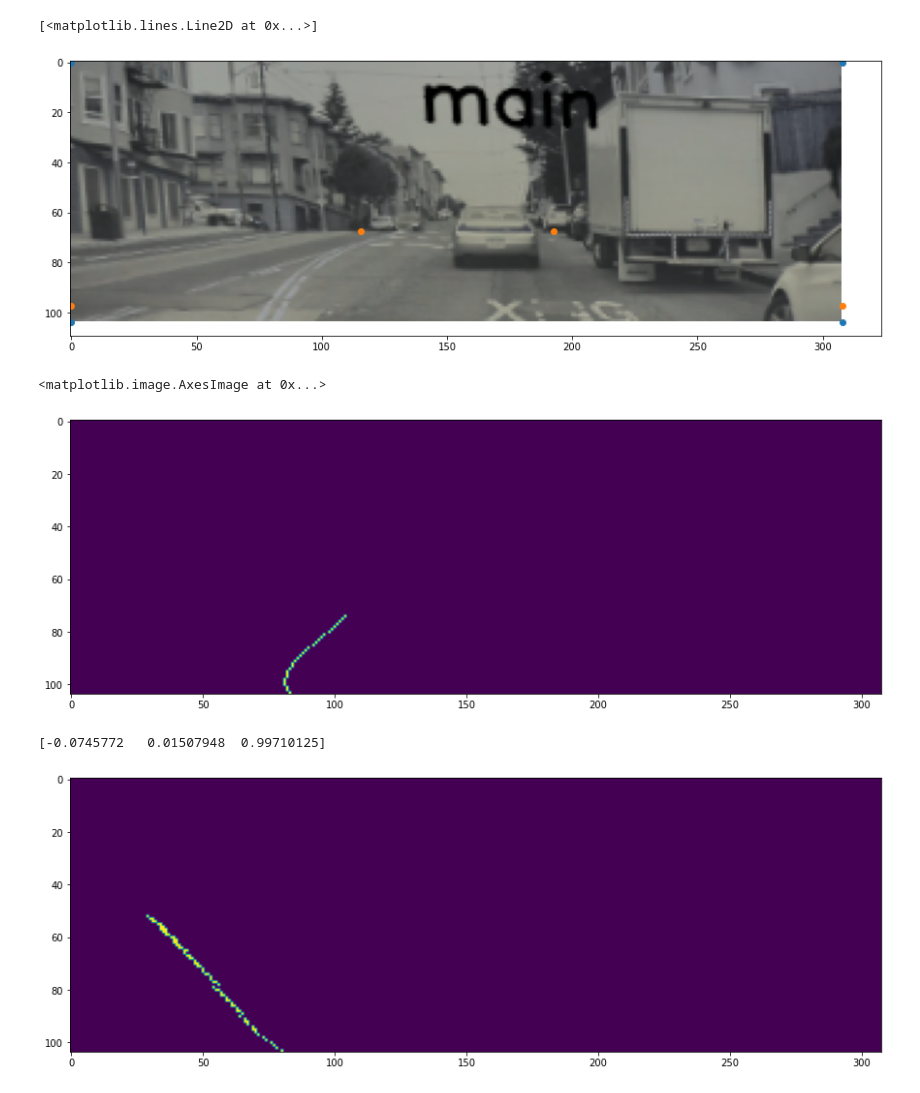
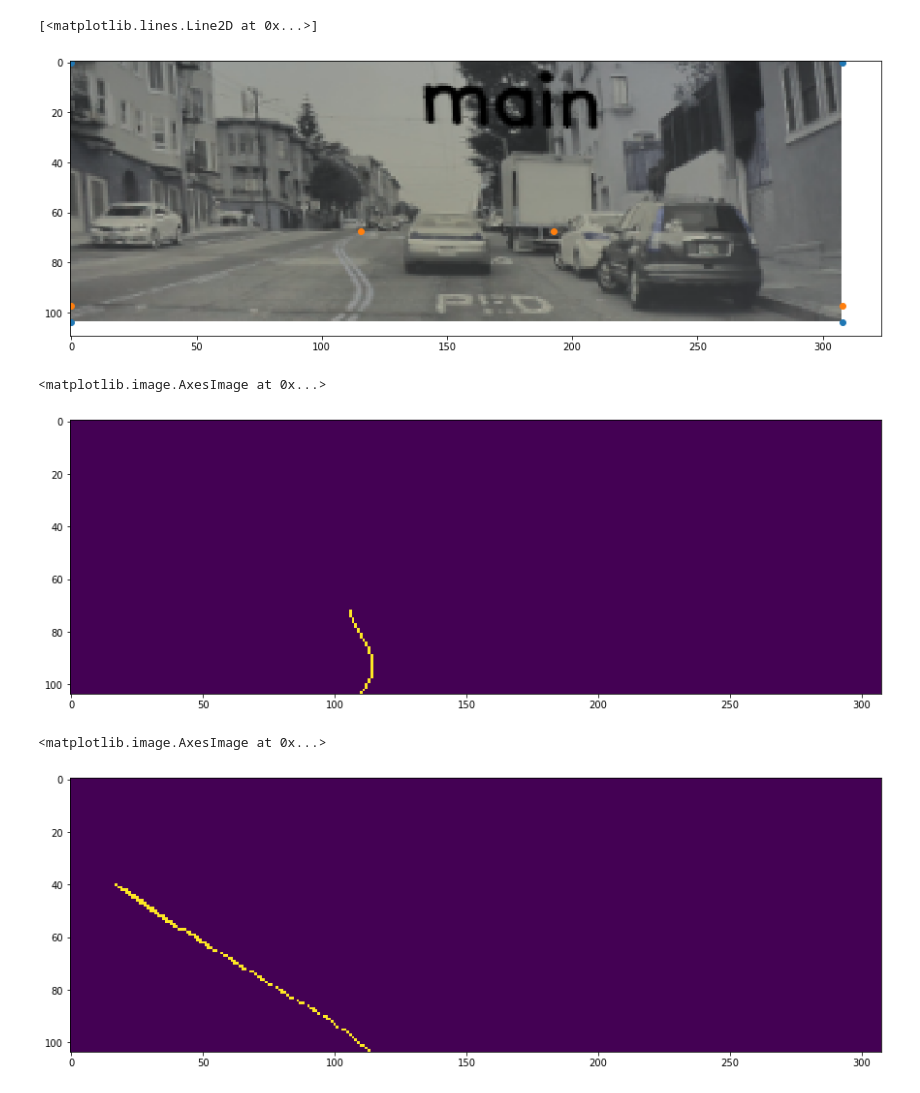
Before and after one commit to BOrmond/C106A_Final_Project, a Jupyter notebook: UVtoXYZ.ipynb, the cells around one changed output. Saved outputs shown, nothing was run; the diff lists cells and outputs as text; code cells hidden in the pictures.

```diff
--- a/UVtoXYZ.ipynb
+++ b/UVtoXYZ.ipynb
@@ -35,29 +34,29 @@ with h5py.File(filename, "r") as data:
 with h5py.File(filenameEx,"r") as data:
     main_ex = np.array(data["main"])
 # %%
-img = cv.imread("proc_main/proc_0848.png")
+img = cv.imread("proc_main/proc_0802.png")
 plt.figure(figsize = (15, 12))
 plt.imshow(img)
 
 img_size = (img.shape[1],img.shape[0])
 
 bot_width = 1 # percentage of bottom trapezoidal height
 mid_width = .25 # percentage of mid trapezoidal height
 height_pct = .65 # percentage of trapezoidal height
 bottom_trim= .935 # percentage from top to bottom avoiding the hood of the car
 
 src = np.float32([[img.shape[1]*(0.5-mid_width/2), img.shape[0]*height_pct],[img.shape[1]*(0.5+mid_width/2),img.shape[0]*height_pct],[img.shape[1]*(0.5+bot_width/2), img.shape[0]*bottom_trim],[img.shape[1]*(0.5-bot_width/2), img.shape[0]*bottom_trim]])
 offset = img_size[0]*0.25
 dst = np.float32([[0,0],[img_size[0],0],[img_size[0],img_size[1]],[0,img_size[1]]])
 
 plt.plot(dst[:, 0], dst[:, 1], "o")
 plt.plot(src[:, 0], src[:, 1], "o")
 # %% [output]
 [<matplotlib.lines.Line2D at 0x...>]
-[figure, old version]
+[figure, new version]
 # %%
-col = d['./final_5/proc_0848.png']['x']
-row = d['./final_5/proc_0848.png']['y']
+col = d['./final_5/proc_0802.png']['x']
+row = d['./final_5/proc_0802.png']['y']
 
 h, w, l = img.shape
 new_img = np.zeros((h, w), np.uint8)
@@ -70,20 +69,14 @@ plt.figure(figsize = (15, 12))
 plt.imshow(new_img)
 # %% [output]
 <matplotlib.image.AxesImage at 0x...>
-[figure, old version]
+[figure, new version]
 # %%
 M = cv.getPerspectiveTransform(src, dst)
 warped = cv.warpPerspective(new_img, M, (new_img.shape[1], new_img.shape[0]))
 
 plt.figure(figsize = (15, 12))
 plt.imshow(warped)
-
-#Conversion: 3 inches (0.075 m) to 4 pixels
-
-# print(main_K)
-# print(R)
-print(np.matmul(R.T, np.array([1, 0, 0]).T))
 # %% [output]
-[-0.0745772   0.01507948  0.99710125]
+<matplotlib.image.AxesImage at 0x...>
-[figure, old version]
+[figure, new version]
 # %%
```
Also changed, not shown: parts of 4 cells of this notebook.
